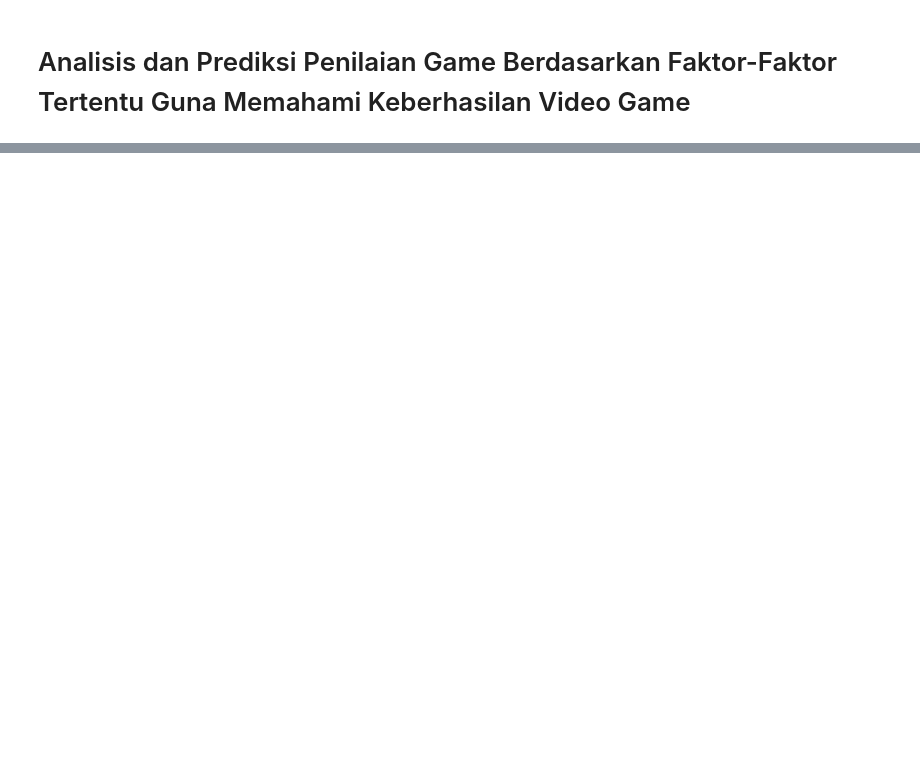
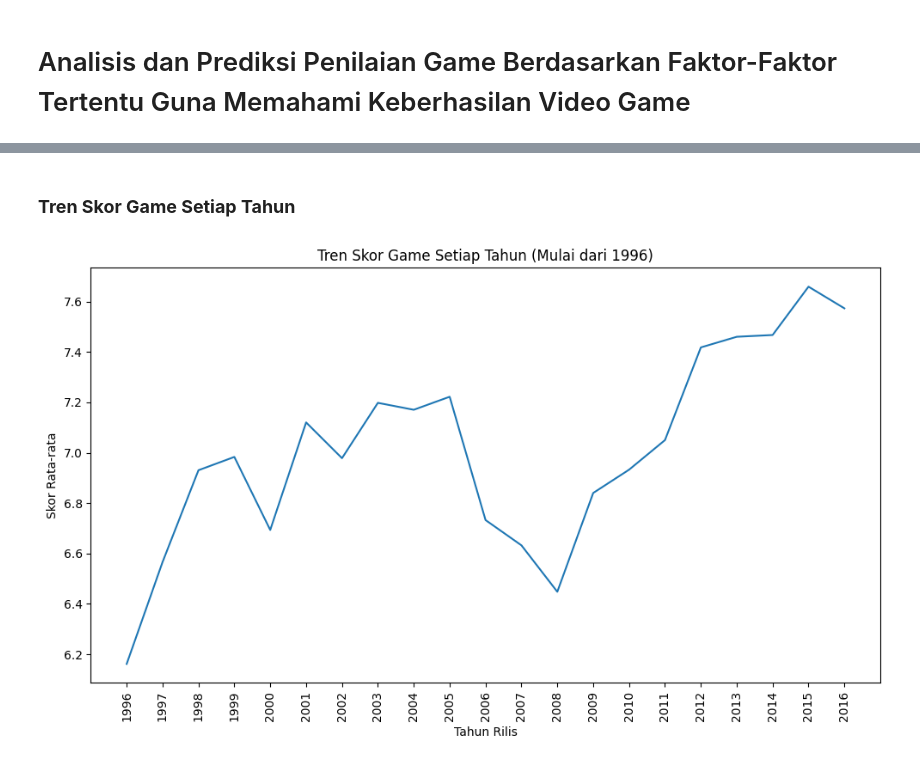
Before and after one commit to mhnbl/Muhammad-Nabil_046_Data-Mining, a Jupyter notebook: Muhammad_Nabil_2209116046.ipynb, the cells around one changed output, grey strips where cells are left out. Drawn from its saved outputs; the diff is of its cells as text; code cells hidden in the pictures; blank space fills up the shorter version.

```diff
--- a/Muhammad_Nabil_2209116046.ipynb
+++ b/Muhammad_Nabil_2209116046.ipynb
@@ -24,0 +232,13 @@ Analisis ini dapat memberikan wawasan berharga kepada industri game untuk mening
+# %% [markdown]
+### **Tren Skor Game Setiap Tahun**
+# %%
+plt.figure(figsize=(10,6))
+#memulai dari 1996, karena hanya ada 1 game yang rilis sebelum 1996
+df[df['release_year'] >= 1996].groupby('release_year')['score'].mean().plot()
+plt.title('Tren Skor Game Setiap Tahun (Mulai dari 1996)')
+plt.xlabel('Tahun Rilis')
+plt.ylabel('Skor Rata-rata')
+plt.xticks(ticks=np.arange(1996, df['release_year'].max()+1, 1), rotation=90)
+plt.tight_layout()
+# %% [output]
+[figure, added]
```
Also changed, not shown: parts of 46 cells of this notebook.
